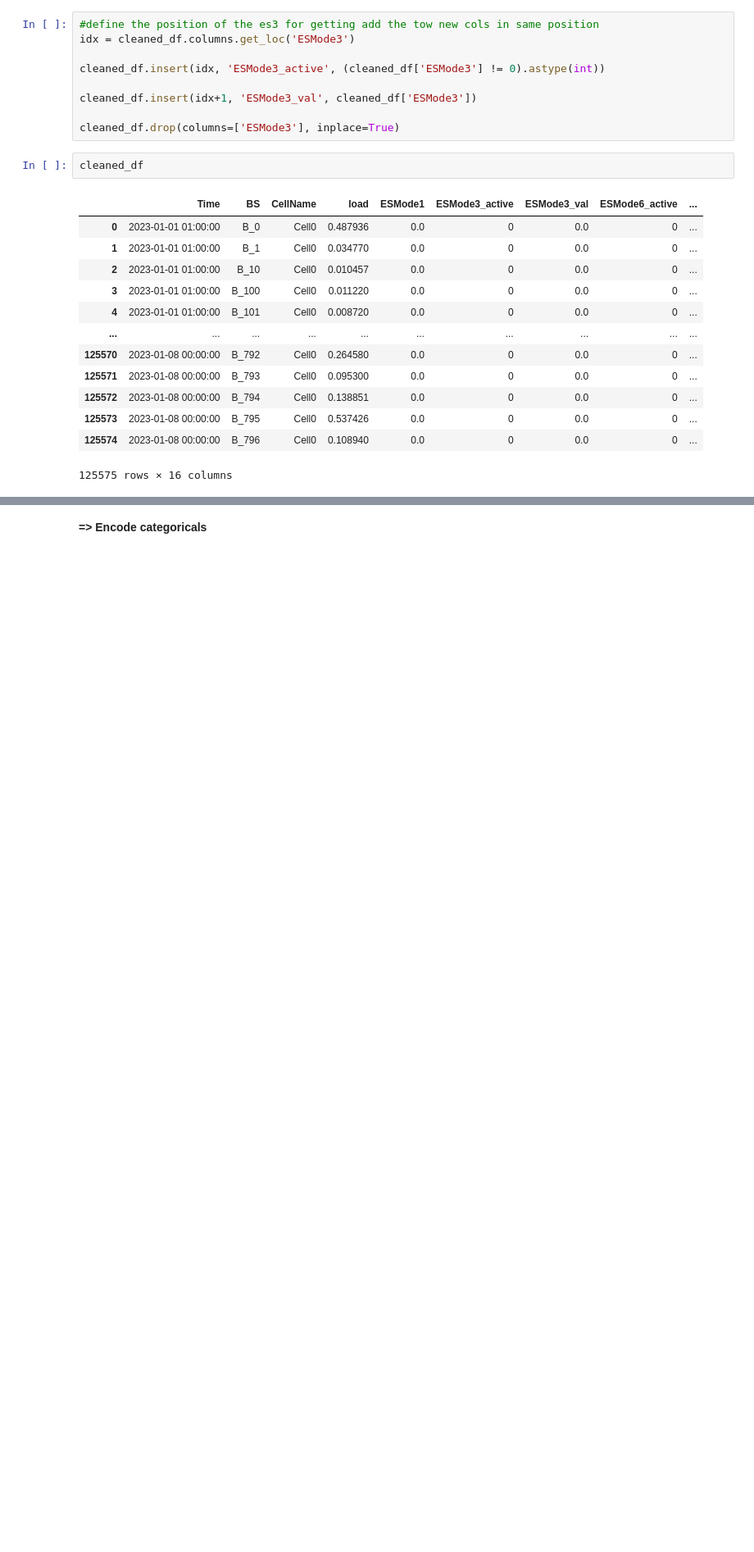
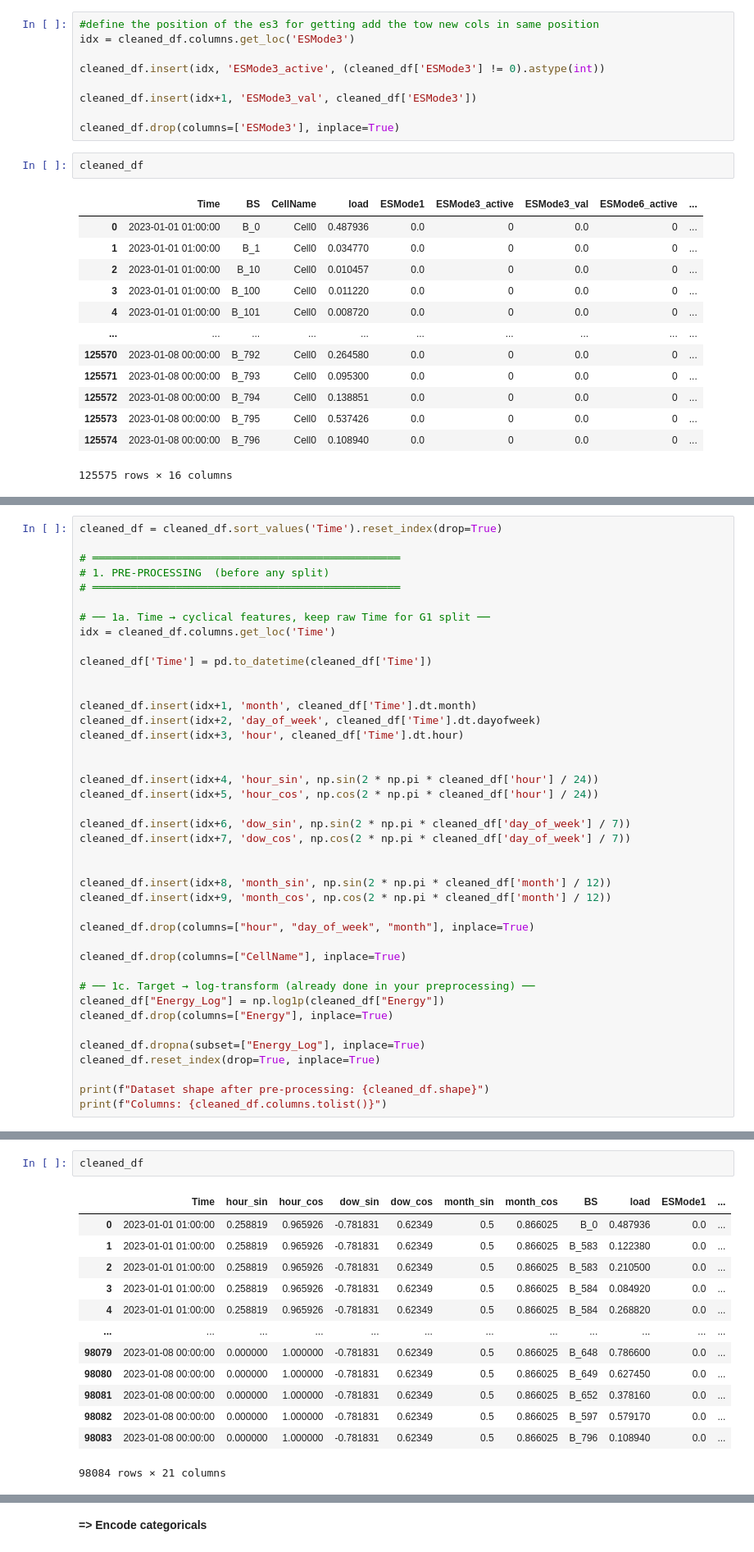
Before and after one commit to gitirom/5G-Energy-Consumption-Modelling-, a Jupyter notebook: 5G_Energy_Concumption_model.ipynb, the cells around one changed output, grey strips where cells are left out. Shown at 82% size. Drawn from its saved outputs; the diff is of its cells as text; blank space fills up the shorter version.

```diff
--- a/5G_Energy_Concumption_model.ipynb
+++ b/5G_Energy_Concumption_model.ipynb
@@ -511,0 +581,41 @@ Name: count, Length: 223, dtype: int64
+# %%
+cleaned_df = cleaned_df.sort_values('Time').reset_index(drop=True)
+
+# ════════════════════════════════════════════════
+# 1. PRE-PROCESSING  (before any split)
+# ════════════════════════════════════════════════
+
+# ── 1a. Time → cyclical features, keep raw Time for G1 split ──
+idx = cleaned_df.columns.get_loc('Time')
+
+cleaned_df['Time'] = pd.to_datetime(cleaned_df['Time'])
+
+
+cleaned_df.insert(idx+1, 'month', cleaned_df['Time'].dt.month)
+cleaned_df.insert(idx+2, 'day_of_week', cleaned_df['Time'].dt.dayofweek)
+cleaned_df.insert(idx+3, 'hour', cleaned_df['Time'].dt.hour)
+
+
+cleaned_df.insert(idx+4, 'hour_sin', np.sin(2 * np.pi * cleaned_df['hour'] / 24))
+cleaned_df.insert(idx+5, 'hour_cos', np.cos(2 * np.pi * cleaned_df['hour'] / 24))
+
+cleaned_df.insert(idx+6, 'dow_sin', np.sin(2 * np.pi * cleaned_df['day_of_week'] / 7))
+cleaned_df.insert(idx+7, 'dow_cos', np.cos(2 * np.pi * cleaned_df['day_of_week'] / 7))
+
+
+cleaned_df.insert(idx+8, 'month_sin', np.sin(2 * np.pi * cleaned_df['month'] / 12))
+cleaned_df.insert(idx+9, 'month_cos', np.cos(2 * np.pi * cleaned_df['month'] / 12))
+
+cleaned_df.drop(columns=["hour", "day_of_week", "month"], inplace=True)
+
+cleaned_df.drop(columns=["CellName"], inplace=True)
+
+# ── 1c. Target → log-transform (already done in your preprocessing) ──
+cleaned_df["Energy_Log"] = np.log1p(cleaned_df["Energy"])
+cleaned_df.drop(columns=["Energy"], inplace=True)
+
+cleaned_df.dropna(subset=["Energy_Log"], inplace=True)
+cleaned_df.reset_index(drop=True, inplace=True)
+
+print(f"Dataset shape after pre-processing: {cleaned_df.shape}")
+print(f"Columns: {cleaned_df.columns.tolist()}")
@@ -511,0 +625,16 @@ Name: count, Length: 223, dtype: int64
+# %%
+cleaned_df
+# %% [output]
+|  | Time | hour_sin | hour_cos | dow_sin | dow_cos | month_sin | month_cos | BS | load | ESMode1 | ... |
+| 0 | 2023-01-01 01:00:00 | 0.258819 | 0.965926 | -0.781831 | 0.62349 | 0.5 | 0.866025 | B_0 | 0.487936 | 0.0 | ... |
+| 1 | 2023-01-01 01:00:00 | 0.258819 | 0.965926 | -0.781831 | 0.62349 | 0.5 | 0.866025 | B_583 | 0.122380 | 0.0 | ... |
+| 2 | 2023-01-01 01:00:00 | 0.258819 | 0.965926 | -0.781831 | 0.62349 | 0.5 | 0.866025 | B_583 | 0.210500 | 0.0 | ... |
+| 3 | 2023-01-01 01:00:00 | 0.258819 | 0.965926 | -0.781831 | 0.62349 | 0.5 | 0.866025 | B_584 | 0.084920 | 0.0 | ... |
+| 4 | 2023-01-01 01:00:00 | 0.258819 | 0.965926 | -0.781831 | 0.62349 | 0.5 | 0.866025 | B_584 | 0.268820 | 0.0 | ... |
+| ... | ... | ... | ... | ... | ... | ... | ... | ... | ... | ... | ... |
+| 98079 | 2023-01-08 00:00:00 | 0.000000 | 1.000000 | -0.781831 | 0.62349 | 0.5 | 0.866025 | B_648 | 0.786600 | 0.0 | ... |
+| 98080 | 2023-01-08 00:00:00 | 0.000000 | 1.000000 | -0.781831 | 0.62349 | 0.5 | 0.866025 | B_649 | 0.627450 | 0.0 | ... |
+| 98081 | 2023-01-08 00:00:00 | 0.000000 | 1.000000 | -0.781831 | 0.62349 | 0.5 | 0.866025 | B_652 | 0.378160 | 0.0 | ... |
+| 98082 | 2023-01-08 00:00:00 | 0.000000 | 1.000000 | -0.781831 | 0.62349 | 0.5 | 0.866025 | B_597 | 0.579170 | 0.0 | ... |
+| 98083 | 2023-01-08 00:00:00 | 0.000000 | 1.000000 | -0.781831 | 0.62349 | 0.5 | 0.866025 | B_796 | 0.108940 | 0.0 | ... |
+98084 rows × 21 columns
```
Also changed, not shown: parts of 37 cells of this notebook.
